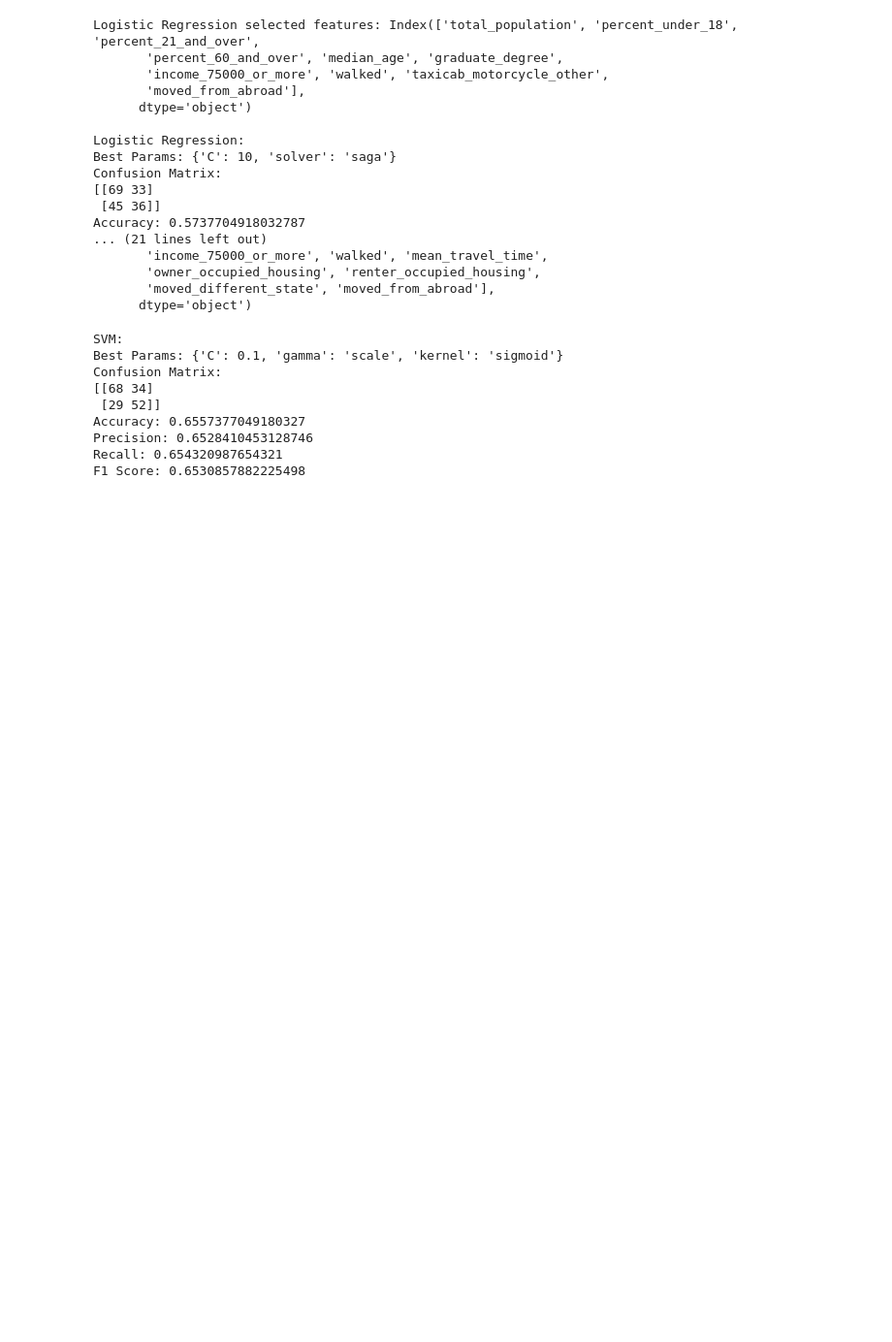
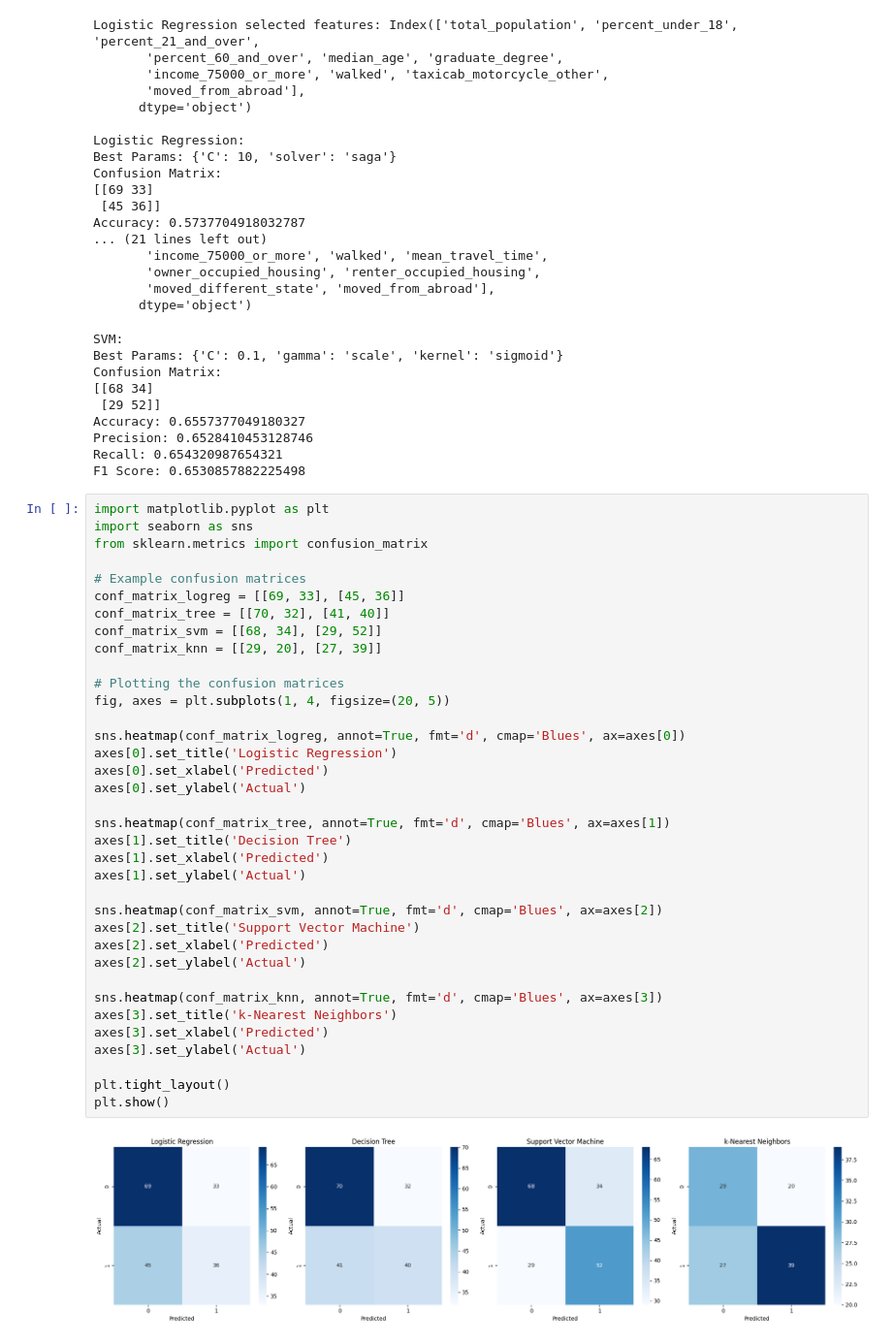
Before and after one commit to TURX/451_divvy_bike, a Jupyter notebook: larissa/code.ipynb, the cells around one changed output. Shown at 97% size. Saved outputs shown, nothing was run; the diff lists cells and outputs as text; blank space fills up the shorter version.

```diff
--- a/larissa/code.ipynb
+++ b/larissa/code.ipynb
@@ -352,3 +407,41 @@ Accuracy: 0.6557377049180327
 Precision: 0.6528410453128746
 Recall: 0.654320987654321
 F1 Score: 0.6530857882225498
+# %%
+import matplotlib.pyplot as plt
+import seaborn as sns
+from sklearn.metrics import confusion_matrix
+
+# Example confusion matrices
+conf_matrix_logreg = [[69, 33], [45, 36]]
+conf_matrix_tree = [[70, 32], [41, 40]]
+conf_matrix_svm = [[68, 34], [29, 52]]
+conf_matrix_knn = [[29, 20], [27, 39]]
+
+# Plotting the confusion matrices
+fig, axes = plt.subplots(1, 4, figsize=(20, 5))
+
+sns.heatmap(conf_matrix_logreg, annot=True, fmt='d', cmap='Blues', ax=axes[0])
+axes[0].set_title('Logistic Regression')
+axes[0].set_xlabel('Predicted')
+axes[0].set_ylabel('Actual')
+
+sns.heatmap(conf_matrix_tree, annot=True, fmt='d', cmap='Blues', ax=axes[1])
+axes[1].set_title('Decision Tree')
+axes[1].set_xlabel('Predicted')
+axes[1].set_ylabel('Actual')
+
+sns.heatmap(conf_matrix_svm, annot=True, fmt='d', cmap='Blues', ax=axes[2])
+axes[2].set_title('Support Vector Machine')
+axes[2].set_xlabel('Predicted')
+axes[2].set_ylabel('Actual')
+
+sns.heatmap(conf_matrix_knn, annot=True, fmt='d', cmap='Blues', ax=axes[3])
+axes[3].set_title('k-Nearest Neighbors')
+axes[3].set_xlabel('Predicted')
+axes[3].set_ylabel('Actual')
+
+plt.tight_layout()
+plt.show()
+# %% [output]
+[figure, added]
```
Also changed, not shown: parts of 4 cells of this notebook.
